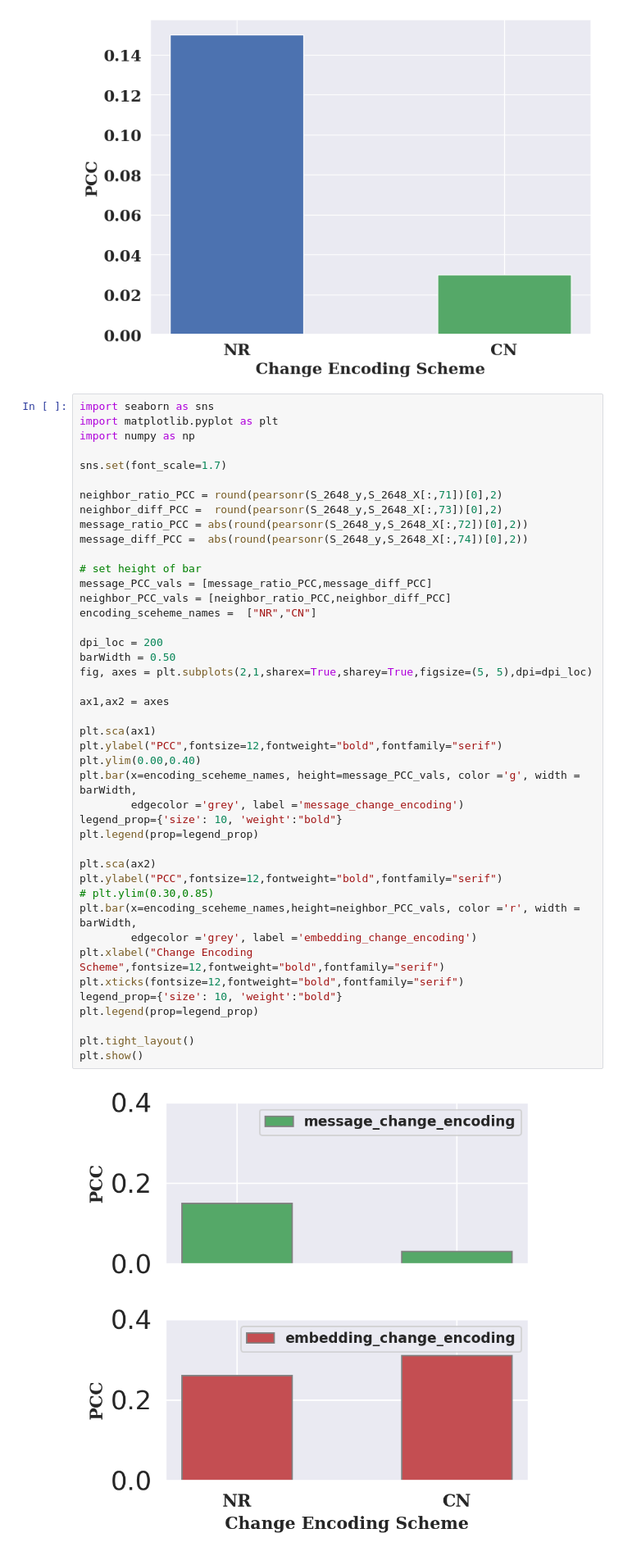
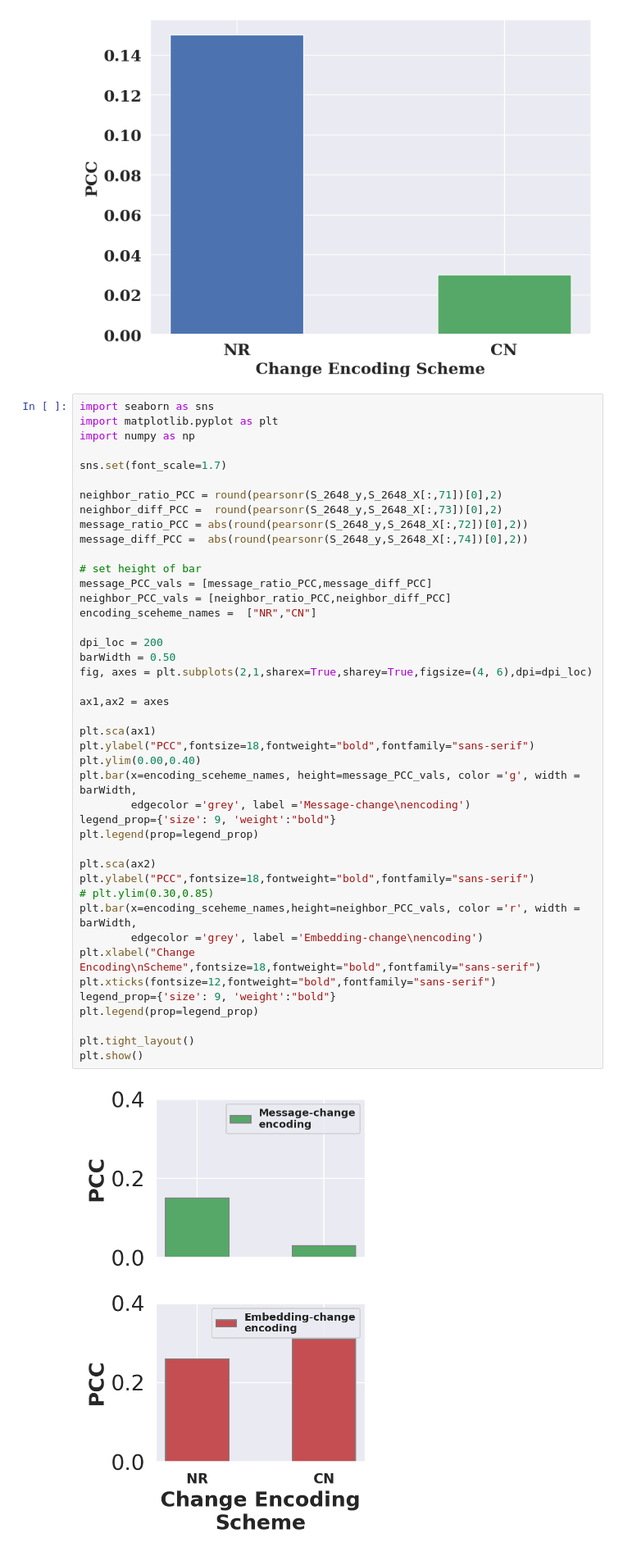
Before and after one commit to SajidAhmeduiu/ProteinMPNN, a Jupyter notebook: Sajid_Additions/Quick_Dirty_MPNN_ML_V2_VGRAPHS_V1.ipynb, the cells around one changed output. Shown: that part at 82% size. Drawn from its saved outputs; the diff is of its cells as text.

```diff
--- a/Sajid_Additions/Quick_Dirty_MPNN_ML_V2_VGRAPHS_V1.ipynb
+++ b/Sajid_Additions/Quick_Dirty_MPNN_ML_V2_VGRAPHS_V1.ipynb
@@ -552,43 +551,43 @@ import numpy as np
 sns.set(font_scale=1.7)
 
 neighbor_ratio_PCC = round(pearsonr(S_2648_y,S_2648_X[:,71])[0],2)
 neighbor_diff_PCC =  round(pearsonr(S_2648_y,S_2648_X[:,73])[0],2)
 message_ratio_PCC = abs(round(pearsonr(S_2648_y,S_2648_X[:,72])[0],2))
 message_diff_PCC =  abs(round(pearsonr(S_2648_y,S_2648_X[:,74])[0],2))
 
 # set height of bar
 message_PCC_vals = [message_ratio_PCC,message_diff_PCC]
 neighbor_PCC_vals = [neighbor_ratio_PCC,neighbor_diff_PCC]
 encoding_sceheme_names =  ["NR","CN"]
 
 dpi_loc = 200
 barWidth = 0.50
-fig, axes = plt.subplots(2,1,sharex=True,sharey=True,figsize=(5, 5),dpi=dpi_loc)
+fig, axes = plt.subplots(2,1,sharex=True,sharey=True,figsize=(4, 6),dpi=dpi_loc)
 
 ax1,ax2 = axes
 
 plt.sca(ax1)
-plt.ylabel("PCC",fontsize=12,fontweight="bold",fontfamily="serif")
+plt.ylabel("PCC",fontsize=18,fontweight="bold",fontfamily="sans-serif")
 plt.ylim(0.00,0.40)
 plt.bar(x=encoding_sceheme_names, height=message_PCC_vals, color ='g', width = barWidth,
-        edgecolor ='grey', label ='message_change_encoding')
-legend_prop={'size': 10, 'weight':"bold"}
+        edgecolor ='grey', label ='Message-change\nencoding')
+legend_prop={'size': 9, 'weight':"bold"}
 plt.legend(prop=legend_prop)
 
 plt.sca(ax2)
-plt.ylabel("PCC",fontsize=12,fontweight="bold",fontfamily="serif")
+plt.ylabel("PCC",fontsize=18,fontweight="bold",fontfamily="sans-serif")
 # plt.ylim(0.30,0.85)
 plt.bar(x=encoding_sceheme_names,height=neighbor_PCC_vals, color ='r', width = barWidth,
-        edgecolor ='grey', label ='embedding_change_encoding')
-plt.xlabel("Change Encoding Scheme",fontsize=12,fontweight="bold",fontfamily="serif")
-plt.xticks(fontsize=12,fontweight="bold",fontfamily="serif")
-legend_prop={'size': 10, 'weight':"bold"}
+        edgecolor ='grey', label ='Embedding-change\nencoding')
+plt.xlabel("Change Encoding\nScheme",fontsize=18,fontweight="bold",fontfamily="sans-serif")
+plt.xticks(fontsize=12,fontweight="bold",fontfamily="sans-serif")
+legend_prop={'size': 9, 'weight':"bold"}
 plt.legend(prop=legend_prop)
 
 plt.tight_layout()
 plt.show()
 # %% [output]
-[figure, old version]
+[figure, new version]
 # %%
 # Neighbor Message norm-ratio feature section logic graph
 import seaborn as sns
```
Also changed, not shown: parts of 23 cells of this notebook.
